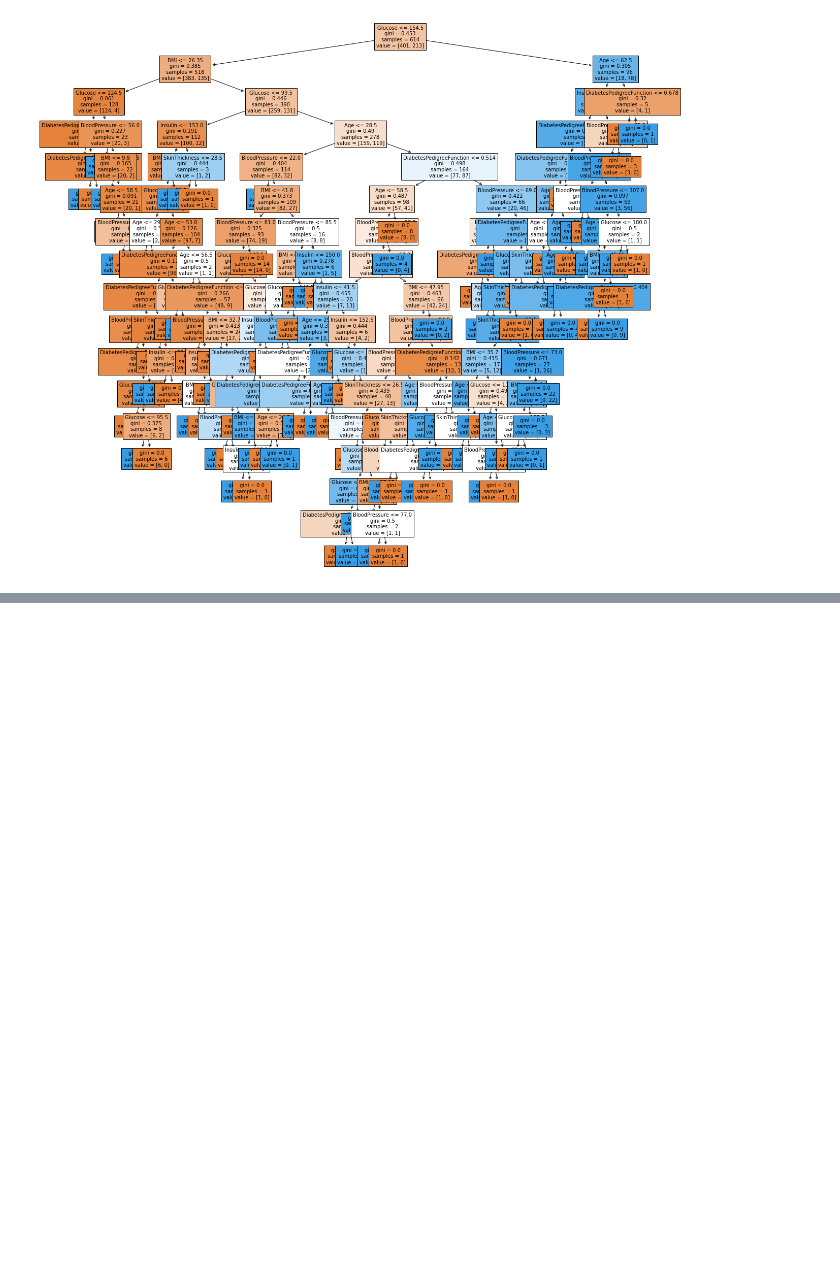
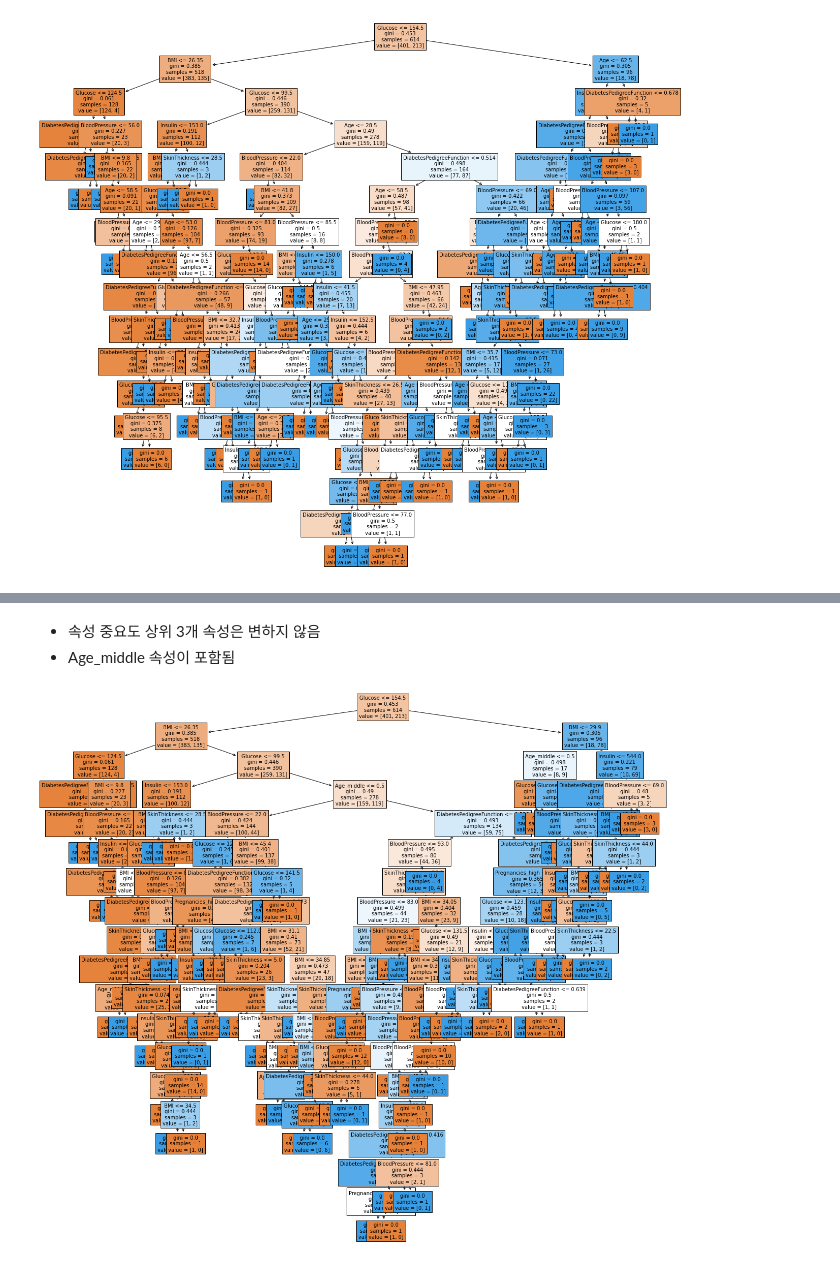
Before and after one commit to sam351/boostcourse-ds-511, a Jupyter notebook: 3.1 탐색한 데이터를 바탕으로 모델의 성능 개선하기.ipynb, the cells around one changed output, grey strips where cells are left out. Drawn from its saved outputs; the diff is of its cells as text; code cells hidden in the pictures; blank space fills up the shorter version.

```diff
--- a/3.1 탐색한 데이터를 바탕으로 모델의 성능 개선하기.ipynb
+++ b/3.1 탐색한 데이터를 바탕으로 모델의 성능 개선하기.ipynb
@@ -127,0 +216,10 @@ plt.show()
+# %% [markdown]
+- 속성 중요도 상위 3개 속성은 변하지 않음
+- Age_middle 속성이 포함됨
+# %%
+# Visualize whole tree
+plt.figure(figsize=(20, 20))
+plot = plot_tree(model2, feature_names=feature_names, filled=True, fontsize=10)
+plt.show()
+# %% [output]
+[figure, added]
```
Also changed, not shown: parts of 7 cells of this notebook.
